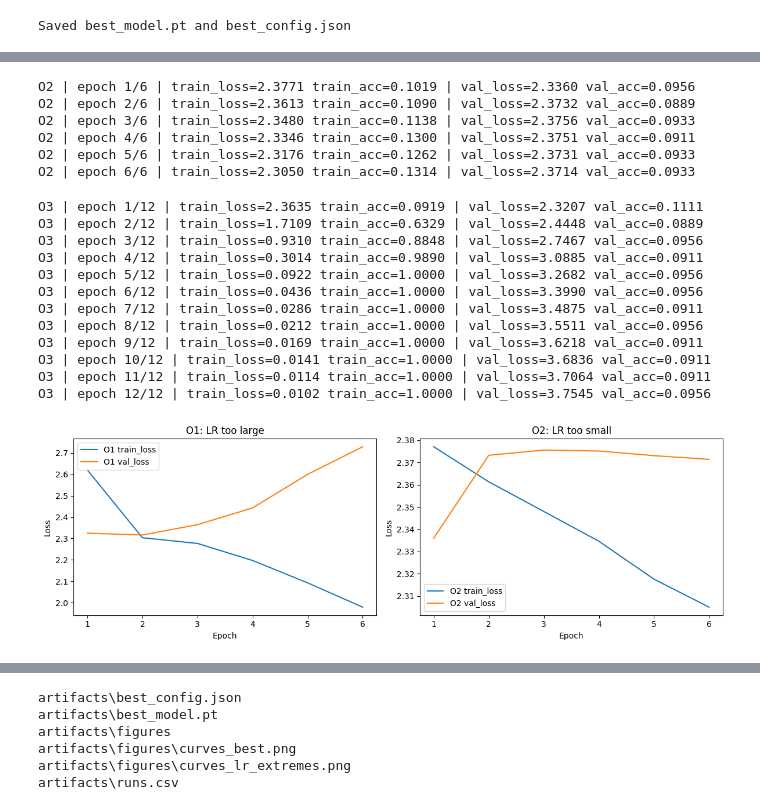
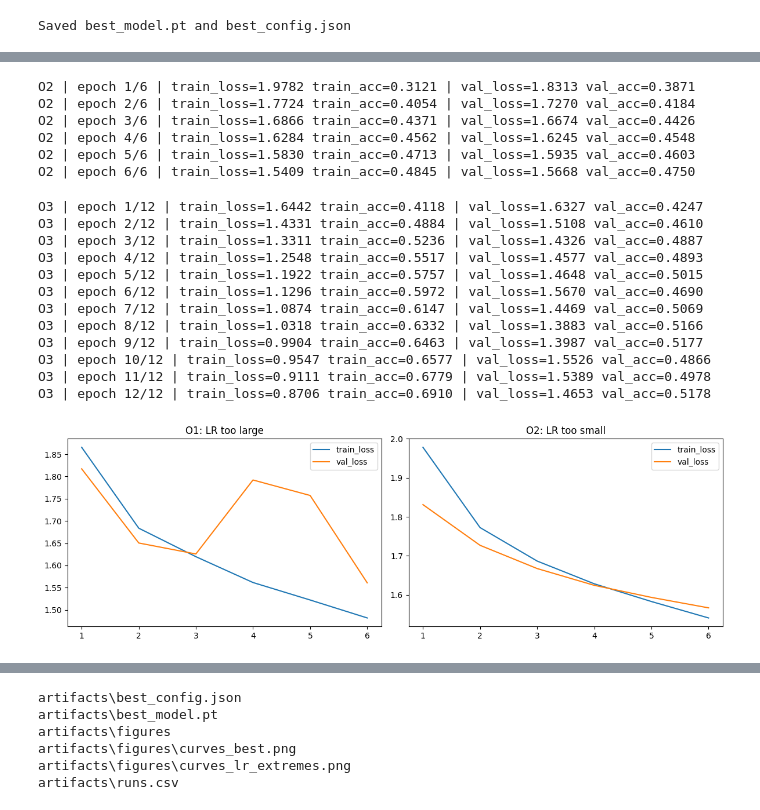
Before and after one commit to Eldemont357/Digital-competencies_Seminar_engineering-, a Jupyter notebook: homeworks/HW08-09/HW08-09.ipynb, the cells around one changed output, grey strips where cells are left out. Drawn from its saved outputs; the diff is of its cells as text; code cells hidden in the pictures.

```diff
--- a/homeworks/HW08-09/HW08-09.ipynb
+++ b/homeworks/HW08-09/HW08-09.ipynb
@@ -396,16 +508,16 @@ plot_history(history_E1, "E1 Base")
 # %%
 # ---------------------------------------------------------
-# E2: Dropout
+# E2: MLP с Dropout
 # ---------------------------------------------------------
 E2_kwargs = {
-    "hidden_sizes": (256, 128),
+    "hidden_sizes": (512, 256),
     "dropout": 0.3,
     "use_batchnorm": False
 }
 
 model_E2, history_E2, result_E2 = run_experiment(
     experiment_id="E2",
-    dataset_name="synthetic",
+    dataset_name="CIFAR10",
     model_kwargs=E2_kwargs,
     optimizer_name="Adam",
     lr=1e-3,
@@ -553,11 +668,11 @@ print("Saved best_model.pt and best_config.json")
 Saved best_model.pt and best_config.json
 # %%
 # ---------------------------------------------------------
-# O1: слишком большой LR
+# O1: слишком большой learning rate
 # ---------------------------------------------------------
 model_O1, history_O1, result_O1 = run_experiment(
     experiment_id="O1",
-    dataset_name="synthetic",
+    dataset_name="CIFAR10",
     model_kwargs=E4_kwargs,
     optimizer_name="Adam",
     lr=1e-1,
@@ -578,10 +693,10 @@ O1 | epoch 6/6 | train_loss=1.9797 train_acc=0.2605 | val_loss=2.7282 val_acc=0.
 # %%
 # ---------------------------------------------------------
-# O2: слишком маленький LR
+# O2: слишком маленький learning rate
 # ---------------------------------------------------------
 model_O2, history_O2, result_O2 = run_experiment(
     experiment_id="O2",
-    dataset_name="synthetic",
+    dataset_name="CIFAR10",
     model_kwargs=E4_kwargs,
     optimizer_name="Adam",
     lr=1e-5,
@@ -593,19 +708,19 @@ all_results.append(result_O2)
 all_histories["O2"] = history_O2
 all_models["O2"] = model_O2
 # %% [output]
-O2 | epoch 1/6 | train_loss=2.3771 train_acc=0.1019 | val_loss=2.3360 val_acc=0.0956
-O2 | epoch 2/6 | train_loss=2.3613 train_acc=0.1090 | val_loss=2.3732 val_acc=0.0889
-O2 | epoch 3/6 | train_loss=2.3480 train_acc=0.1138 | val_loss=2.3756 val_acc=0.0933
-O2 | epoch 4/6 | train_loss=2.3346 train_acc=0.1300 | val_loss=2.3751 val_acc=0.0911
-O2 | epoch 5/6 | train_loss=2.3176 train_acc=0.1262 | val_loss=2.3731 val_acc=0.0933
-O2 | epoch 6/6 | train_loss=2.3050 train_acc=0.1314 | val_loss=2.3714 val_acc=0.0933
+O2 | epoch 1/6 | train_loss=1.9782 train_acc=0.3121 | val_loss=1.8313 val_acc=0.3871
+O2 | epoch 2/6 | train_loss=1.7724 train_acc=0.4054 | val_loss=1.7270 val_acc=0.4184
+O2 | epoch 3/6 | train_loss=1.6866 train_acc=0.4371 | val_loss=1.6674 val_acc=0.4426
+O2 | epoch 4/6 | train_loss=1.6284 train_acc=0.4562 | val_loss=1.6245 val_acc=0.4548
+O2 | epoch 5/6 | train_loss=1.5830 train_acc=0.4713 | val_loss=1.5935 val_acc=0.4603
+O2 | epoch 6/6 | train_loss=1.5409 train_acc=0.4845 | val_loss=1.5668 val_acc=0.4750
 # %%
 # ---------------------------------------------------------
 # O3: SGD + momentum + weight decay
 # ---------------------------------------------------------
 model_O3, history_O3, result_O3 = run_experiment(
     experiment_id="O3",
-    dataset_name="synthetic",
+    dataset_name="CIFAR10",
     model_kwargs=E4_kwargs,
     optimizer_name="SGD",
     lr=1e-2,
@@ -618,48 +733,41 @@ all_results.append(result_O3)
 all_histories["O3"] = history_O3
 all_models["O3"] = model_O3
 # %% [output]
-O3 | epoch 1/12 | train_loss=2.3635 train_acc=0.0919 | val_loss=2.3207 val_acc=0.1111
-O3 | epoch 2/12 | train_loss=1.7109 train_acc=0.6329 | val_loss=2.4448 val_acc=0.0889
-O3 | epoch 3/12 | train_loss=0.9310 train_acc=0.8848 | val_loss=2.7467 val_acc=0.0956
-O3 | epoch 4/12 | train_loss=0.3014 train_acc=0.9890 | val_loss=3.0885 val_acc=0.0911
-O3 | epoch 5/12 | train_loss=0.0922 train_acc=1.0000 | val_loss=3.2682 val_acc=0.0956
-O3 | epoch 6/12 | train_loss=0.0436 train_acc=1.0000 | val_loss=3.3990 val_acc=0.0956
-O3 | epoch 7/12 | train_loss=0.0286 train_acc=1.0000 | val_loss=3.4875 val_acc=0.0911
-O3 | epoch 8/12 | train_loss=0.0212 train_acc=1.0000 | val_loss=3.5511 val_acc=0.0956
-O3 | epoch 9/12 | train_loss=0.0169 train_acc=1.0000 | val_loss=3.6218 val_acc=0.0911
-O3 | epoch 10/12 | train_loss=0.0141 train_acc=1.0000 | val_loss=3.6836 val_acc=0.0911
-O3 | epoch 11/12 | train_loss=0.0114 train_acc=1.0000 | val_loss=3.7064 val_acc=0.0911
-O3 | epoch 12/12 | train_loss=0.0102 train_acc=1.0000 | val_loss=3.7545 val_acc=0.0956
+O3 | epoch 1/12 | train_loss=1.6442 train_acc=0.4118 | val_loss=1.6327 val_acc=0.4247
+O3 | epoch 2/12 | train_loss=1.4331 train_acc=0.4884 | val_loss=1.5108 val_acc=0.4610
+O3 | epoch 3/12 | train_loss=1.3311 train_acc=0.5236 | val_loss=1.4326 val_acc=0.4887
+O3 | epoch 4/12 | train_loss=1.2548 train_acc=0.5517 | val_loss=1.4577 val_acc=0.4893
+O3 | epoch 5/12 | train_loss=1.1922 train_acc=0.5757 | val_loss=1.4648 val_acc=0.5015
+O3 | epoch 6/12 | train_loss=1.1296 train_acc=0.5972 | val_loss=1.5670 val_acc=0.4690
+O3 | epoch 7/12 | train_loss=1.0874 train_acc=0.6147 | val_loss=1.4469 val_acc=0.5069
+O3 | epoch 8/12 | train_loss=1.0318 train_acc=0.6332 | val_loss=1.3883 val_acc=0.5166
+O3 | epoch 9/12 | train_loss=0.9904 train_acc=0.6463 | val_loss=1.3987 val_acc=0.5177
+O3 | epoch 10/12 | train_loss=0.9547 train_acc=0.6577 | val_loss=1.5526 val_acc=0.4866
+O3 | epoch 11/12 | train_loss=0.9111 train_acc=0.6779 | val_loss=1.5389 val_acc=0.4978
+O3 | epoch 12/12 | train_loss=0.8706 train_acc=0.6910 | val_loss=1.4653 val_acc=0.5178
 # %%
-# ---------------------------------------------------------
-# График O1 и O2
-# ---------------------------------------------------------
 epochs_o1 = range(1, len(history_O1["train_loss"]) + 1)
 epochs_o2 = range(1, len(history_O2["train_loss"]) + 1)
 
-plt.figure(figsize=(12, 4))
+plt.figure(figsize=(12,4))
 
-plt.subplot(1, 2, 1)
-plt.plot(epochs_o1, history_O1["train_loss"], label="O1 train_loss")
-plt.plot(epochs_o1, history_O1["val_loss"], label="O1 val_loss")
-plt.xlabel("Epoch")
-plt.ylabel("Loss")
+plt.subplot(1,2,1)
+plt.plot(epochs_o1, history_O1["train_loss"], label="train_loss")
+plt.plot(epochs_o1, history_O1["val_loss"], label="val_loss")
 plt.title("O1: LR too large")
 plt.legend()
 
-plt.subplot(1, 2, 2)
-plt.plot(epochs_o2, history_O2["train_loss"], label="O2 train_loss")
-plt.plot(epochs_o2, history_O2["val_loss"], label="O2 val_loss")
-plt.xlabel("Epoch")
-plt.ylabel("Loss")
+plt.subplot(1,2,2)
+plt.plot(epochs_o2, history_O2["train_loss"], label="train_loss")
+plt.plot(epochs_o2, history_O2["val_loss"], label="val_loss")
 plt.title("O2: LR too small")
 plt.legend()
 
 plt.tight_layout()
-plt.savefig(FIG_DIR / "curves_lr_extremes.png", dpi=150, bbox_inches="tight")
+plt.savefig(FIG_DIR / "curves_lr_extremes.png")
 plt.show()
 # %% [output]
-[figure, old version]
+[figure, new version]
 # %%
 # ---------------------------------------------------------
 # Финальная оценка лучшей модели на test
```
Also changed, not shown: parts of 25 cells of this notebook, 7 other files.
